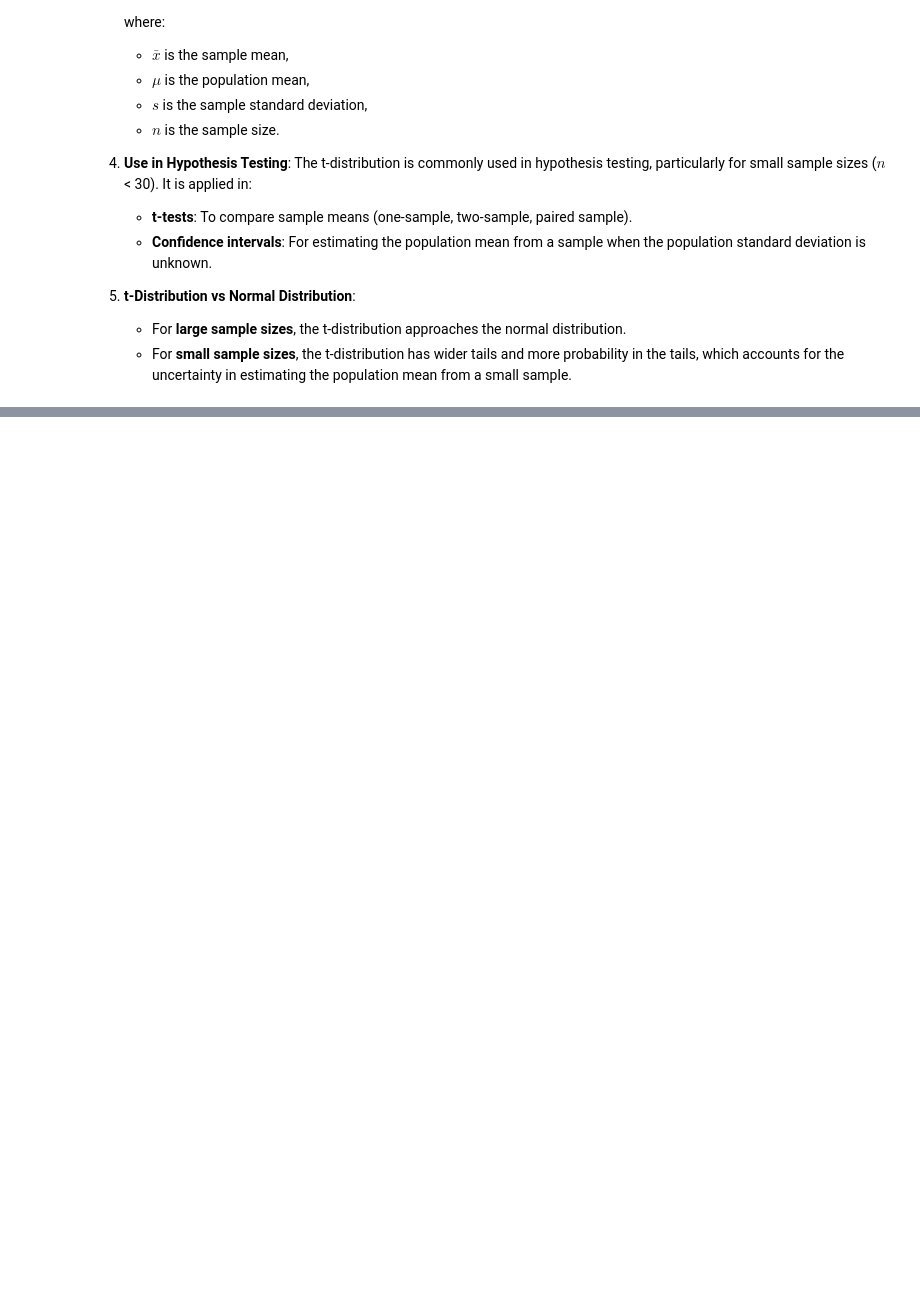
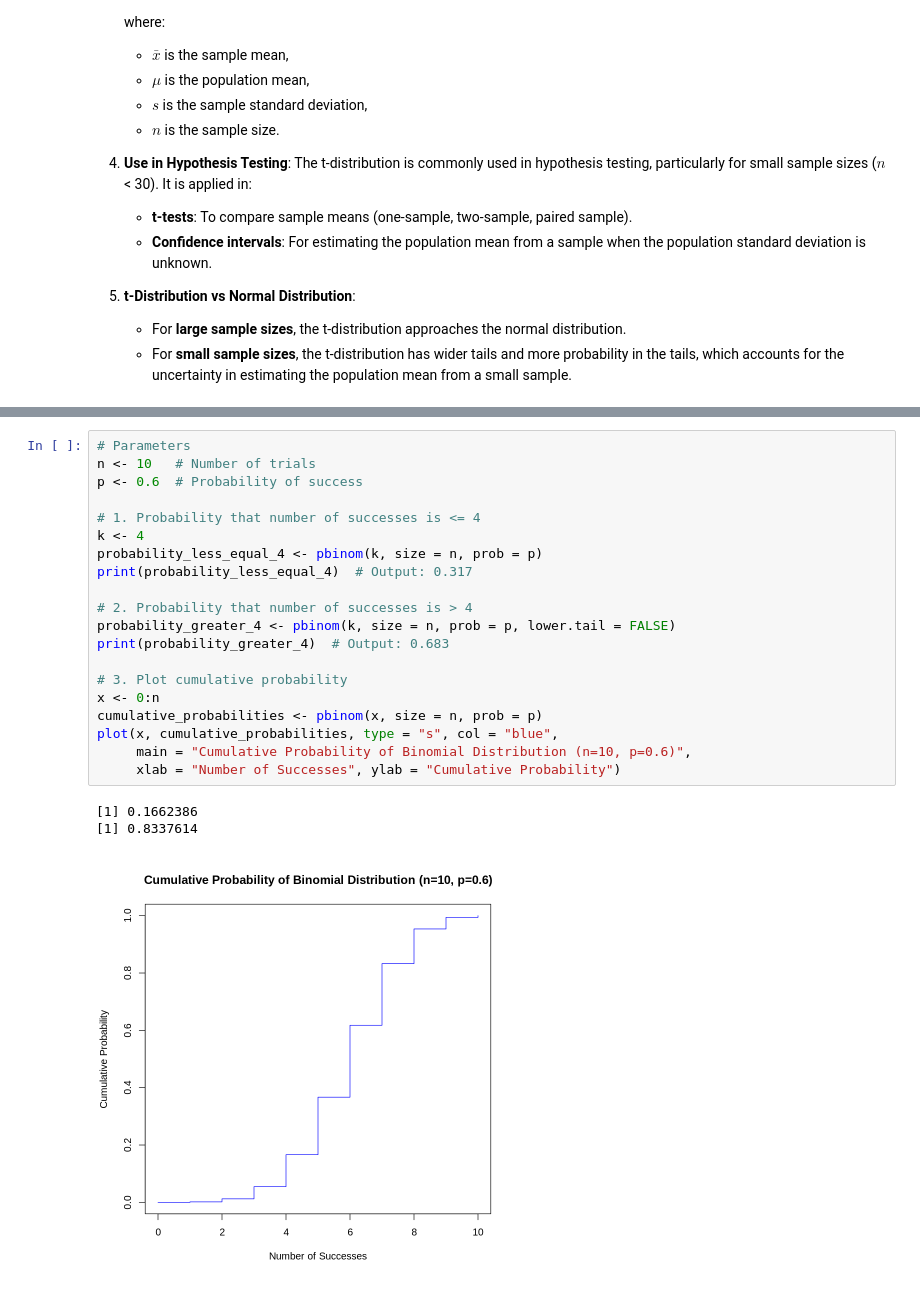
Before and after one commit to davidofitaly/notes_02_50_key_stats_ds, a Jupyter notebook: 02_chapter/01_raw_data.ipynb, the cells around one changed output, grey strips where cells are left out. Drawn from its saved outputs; the diff is of its cells as text; blank space fills up the shorter version.

```diff
--- a/02_chapter/01_raw_data.ipynb
+++ b/02_chapter/01_raw_data.ipynb
@@ -415,0 +503,24 @@ qqline(random_values, col = "red", lwd = 3) # Add a reference line
+# %%
+# Parameters
+n <- 10   # Number of trials
+p <- 0.6  # Probability of success
+
+# 1. Probability that number of successes is <= 4
+k <- 4
+probability_less_equal_4 <- pbinom(k, size = n, prob = p)
+print(probability_less_equal_4)  # Output: 0.317
+
+# 2. Probability that number of successes is > 4
+probability_greater_4 <- pbinom(k, size = n, prob = p, lower.tail = FALSE)
+print(probability_greater_4)  # Output: 0.683
+
+# 3. Plot cumulative probability
+x <- 0:n
+cumulative_probabilities <- pbinom(x, size = n, prob = p)
+plot(x, cumulative_probabilities, type = "s", col = "blue",
+     main = "Cumulative Probability of Binomial Distribution (n=10, p=0.6)",
+     xlab = "Number of Successes", ylab = "Cumulative Probability")
+# %% [output]
+[1] 0.1662386
+[1] 0.8337614
+[figure, added]
```
Also changed, not shown: parts of 11 cells of this notebook.
